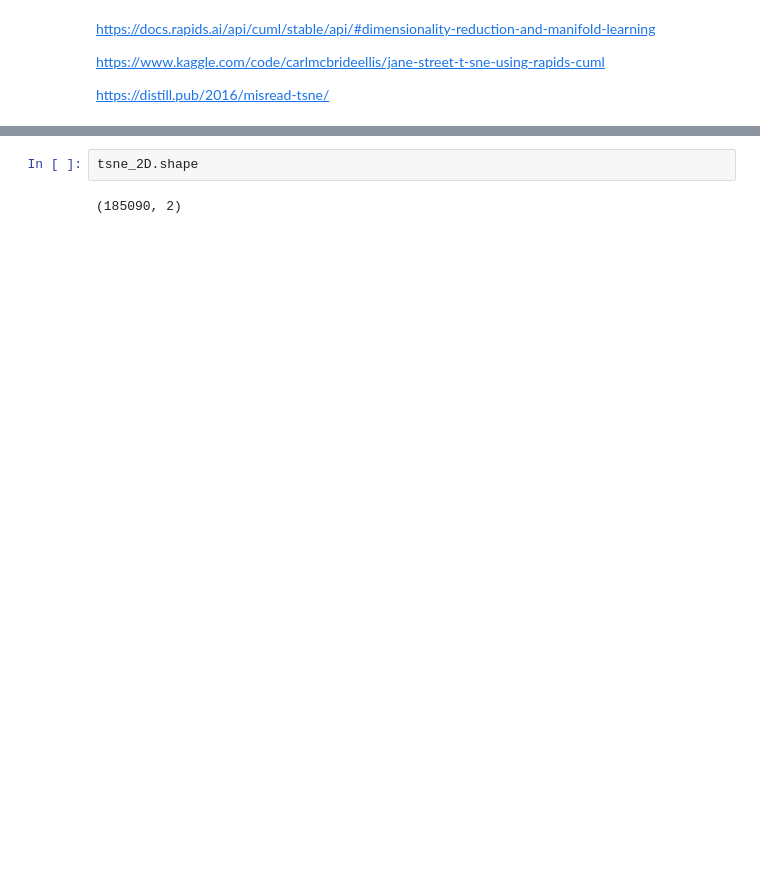
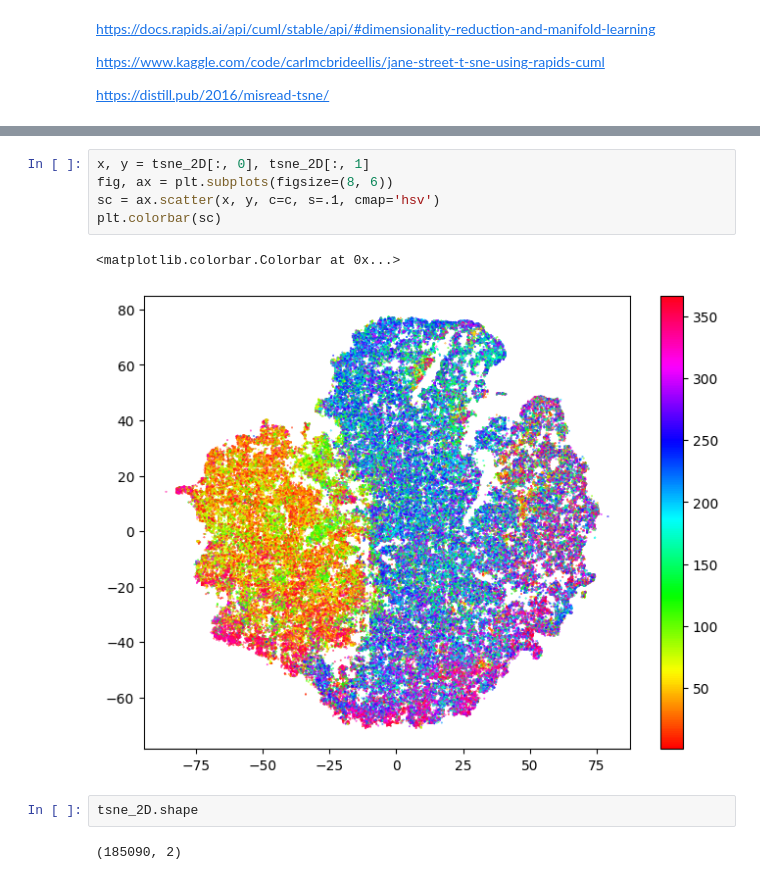
Before and after one commit to ValentinCassayre/ssl-spectrograms, a Jupyter notebook: rapids-clustering.ipynb, the cells around one changed output, grey strips where cells are left out. Drawn from its saved outputs; the diff is of its cells as text; blank space fills up the shorter version.

```diff
--- a/rapids-clustering.ipynb
+++ b/rapids-clustering.ipynb
@@ -93,3 +126,11 @@ ax.scatter(x, y, c='k', s=.1)
+# %%
+x, y = tsne_2D[:, 0], tsne_2D[:, 1]
+fig, ax = plt.subplots(figsize=(8, 6))
+sc = ax.scatter(x, y, c=c, s=.1, cmap='hsv')
+plt.colorbar(sc)
+# %% [output]
+<matplotlib.colorbar.Colorbar at 0x...>
+[figure, added]
 # %%
 tsne_2D.shape
 # %% [output]
```
Also changed, not shown: parts of 57 cells of this notebook.
